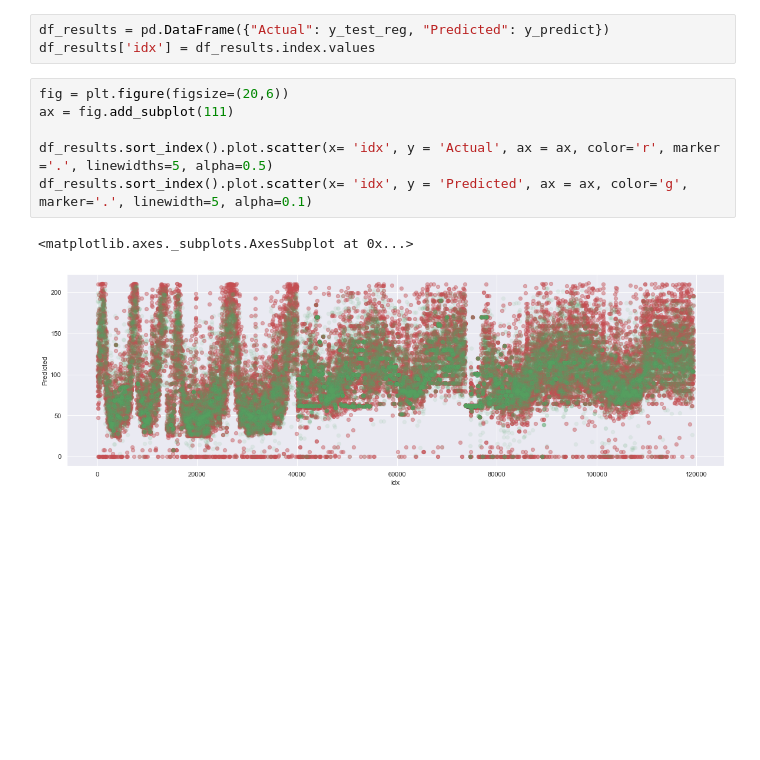
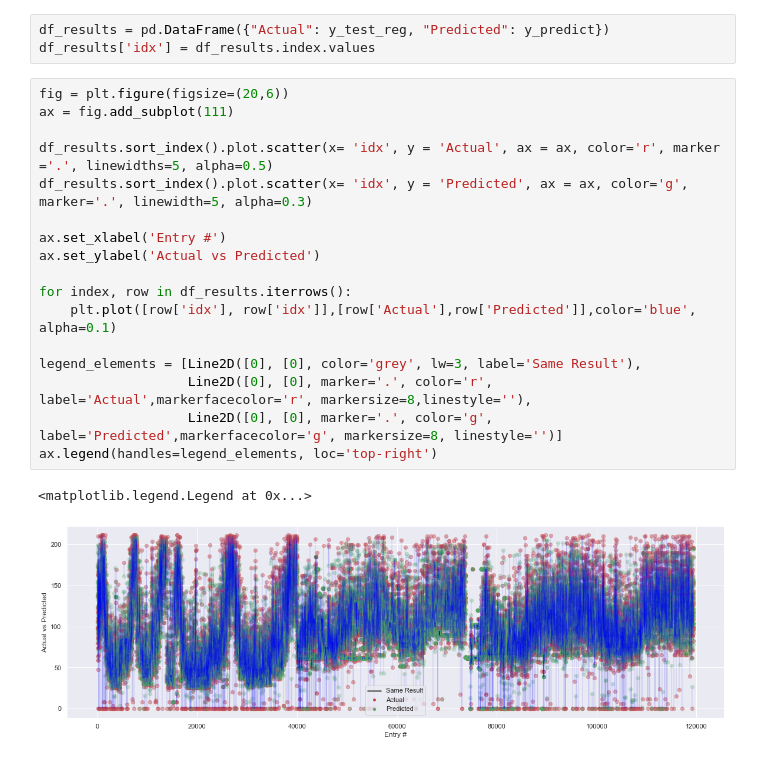
Before and after one commit to sandeepborkartech/ML_HotelPricing, a Jupyter notebook: ML_TEAM_4_Hotel_Model_Analysis_Regression.ipynb, the cells around one changed output. Saved outputs shown, nothing was run; the diff lists cells and outputs as text; blank space fills up the shorter version.

```diff
--- a/ML_TEAM_4_Hotel_Model_Analysis_Regression.ipynb
+++ b/ML_TEAM_4_Hotel_Model_Analysis_Regression.ipynb
@@ -257,9 +257,20 @@ df_results['idx'] = df_results.index.values
 # %%
 fig = plt.figure(figsize=(20,6))
 ax = fig.add_subplot(111)
 
 df_results.sort_index().plot.scatter(x= 'idx', y = 'Actual', ax = ax, color='r', marker ='.', linewidths=5, alpha=0.5)
-df_results.sort_index().plot.scatter(x= 'idx', y = 'Predicted', ax = ax, color='g', marker='.', linewidth=5, alpha=0.1)
+df_results.sort_index().plot.scatter(x= 'idx', y = 'Predicted', ax = ax, color='g', marker='.', linewidth=5, alpha=0.3)
+
+ax.set_xlabel('Entry #')
+ax.set_ylabel('Actual vs Predicted')
+
+for index, row in df_results.iterrows():
+    plt.plot([row['idx'], row['idx']],[row['Actual'],row['Predicted']],color='blue', alpha=0.1)
+
+legend_elements = [Line2D([0], [0], color='grey', lw=3, label='Same Result'),
+                   Line2D([0], [0], marker='.', color='r', label='Actual',markerfacecolor='r', markersize=8,linestyle=''),
+                   Line2D([0], [0], marker='.', color='g', label='Predicted',markerfacecolor='g', markersize=8, linestyle='')]
+ax.legend(handles=legend_elements, loc='top-right')
 # %% [output]
-<matplotlib.axes._subplots.AxesSubplot at 0x...>
+<matplotlib.legend.Legend at 0x...>
-[figure, old version]
+[figure, new version]
```
